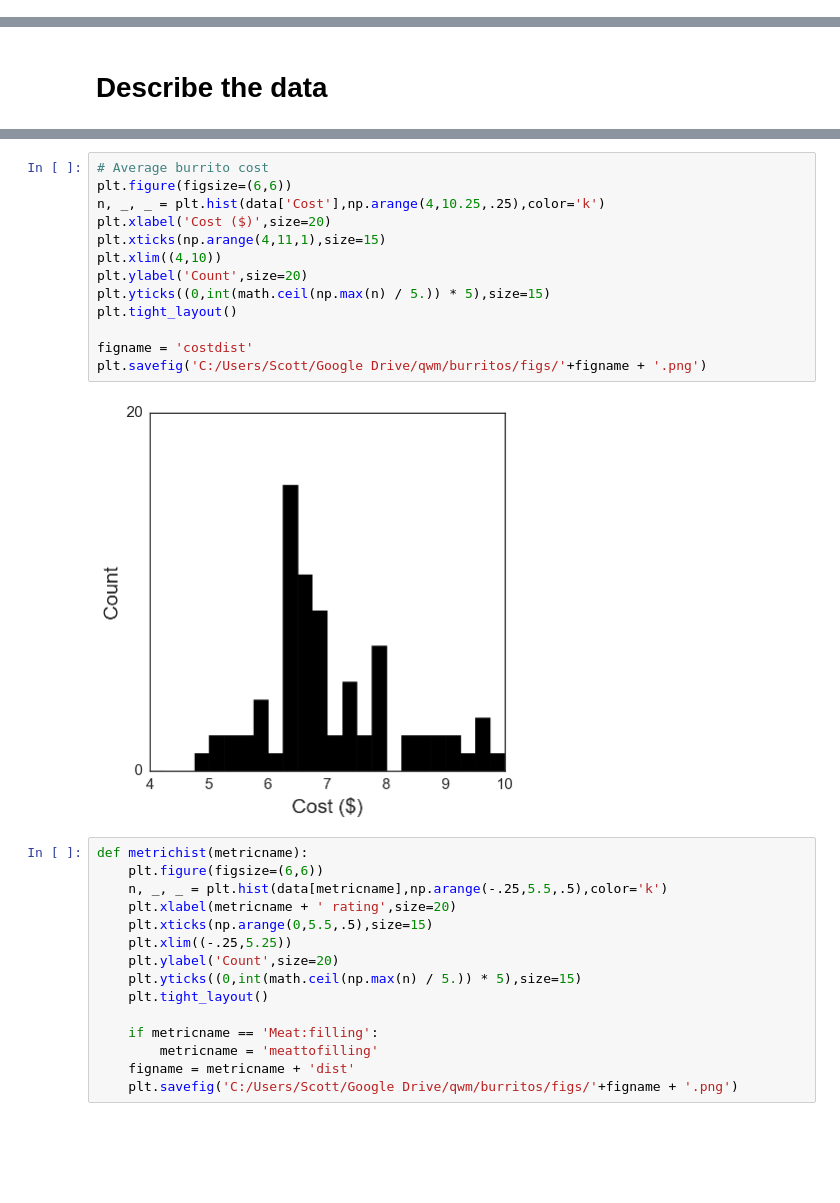
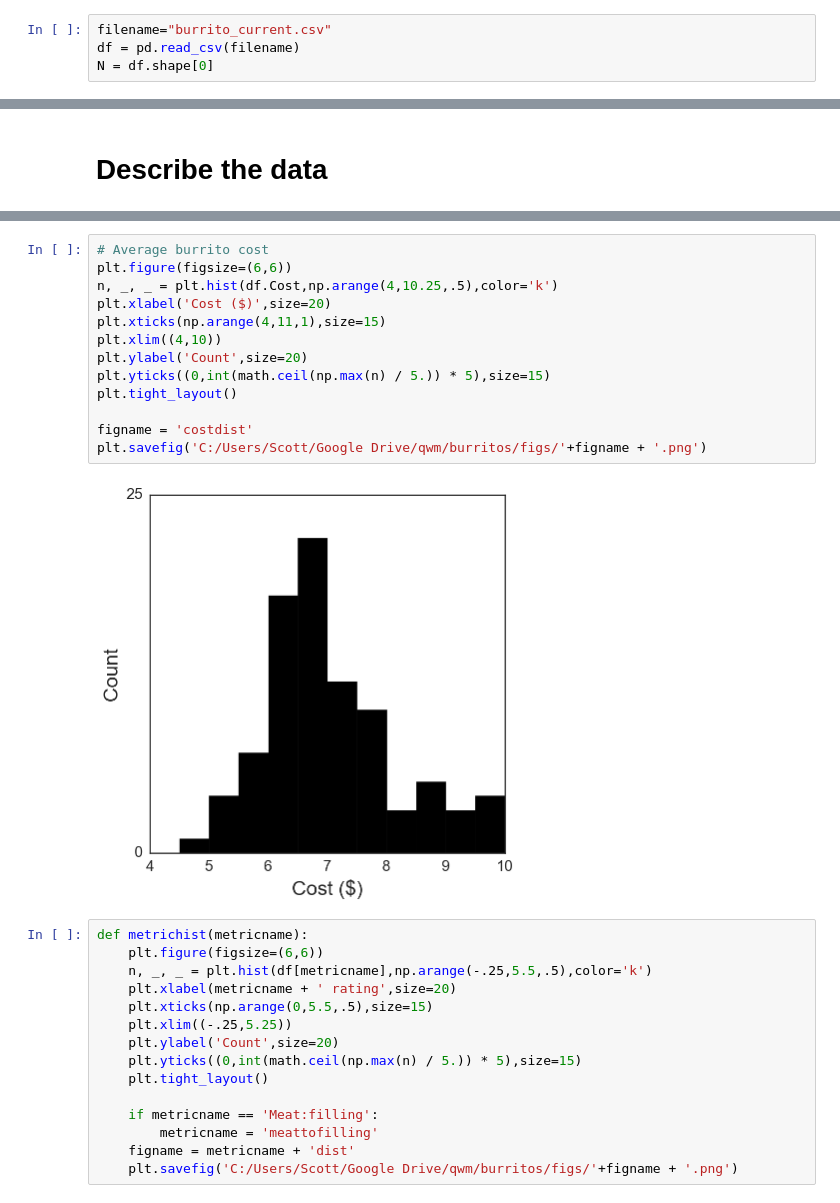
Before and after one commit to srcole/qwm, a Jupyter notebook: burrito/Burrito_characterize.ipynb, the cells around one changed output, grey strips where cells are left out. Cells and saved outputs as stored; diff of their text form; blank space fills up the shorter version.

Commit message:
update burrito characterize for pandas

```diff
--- a/burrito/Burrito_characterize.ipynb
+++ b/burrito/Burrito_characterize.ipynb
@@ -23,4 +24,8 @@ import seaborn as sns
 sns.set_style("white")
 # %% [markdown]
 # Load data
+# %%
+filename="burrito_current.csv"
+df = pd.read_csv(filename)
+N = df.shape[0]
 # %%
@@ -233,22 +237,22 @@ plt.savefig('C:/Users/Scott/Google Drive/qwm/burritos/figs/'+figname + '.png')
 # %%
 # Average burrito cost
 plt.figure(figsize=(6,6))
-n, _, _ = plt.hist(data['Cost'],np.arange(4,10.25,.25),color='k')
+n, _, _ = plt.hist(df.Cost,np.arange(4,10.25,.5),color='k')
 plt.xlabel('Cost ($)',size=20)
 plt.xticks(np.arange(4,11,1),size=15)
 plt.xlim((4,10))
 plt.ylabel('Count',size=20)
 plt.yticks((0,int(math.ceil(np.max(n) / 5.)) * 5),size=15)
 plt.tight_layout()
 
 figname = 'costdist'
 plt.savefig('C:/Users/Scott/Google Drive/qwm/burritos/figs/'+figname + '.png')
 # %% [output]
-[figure, old version]
+[figure, new version]
 # %%
 def metrichist(metricname):
     plt.figure(figsize=(6,6))
-    n, _, _ = plt.hist(data[metricname],np.arange(-.25,5.5,.5),color='k')
+    n, _, _ = plt.hist(df[metricname],np.arange(-.25,5.5,.5),color='k')
     plt.xlabel(metricname + ' rating',size=20)
     plt.xticks(np.arange(0,5.5,.5),size=15)
     plt.xlim((-.25,5.25))
```
Also changed, not shown: parts of 13 cells of this notebook, 3 other files.
